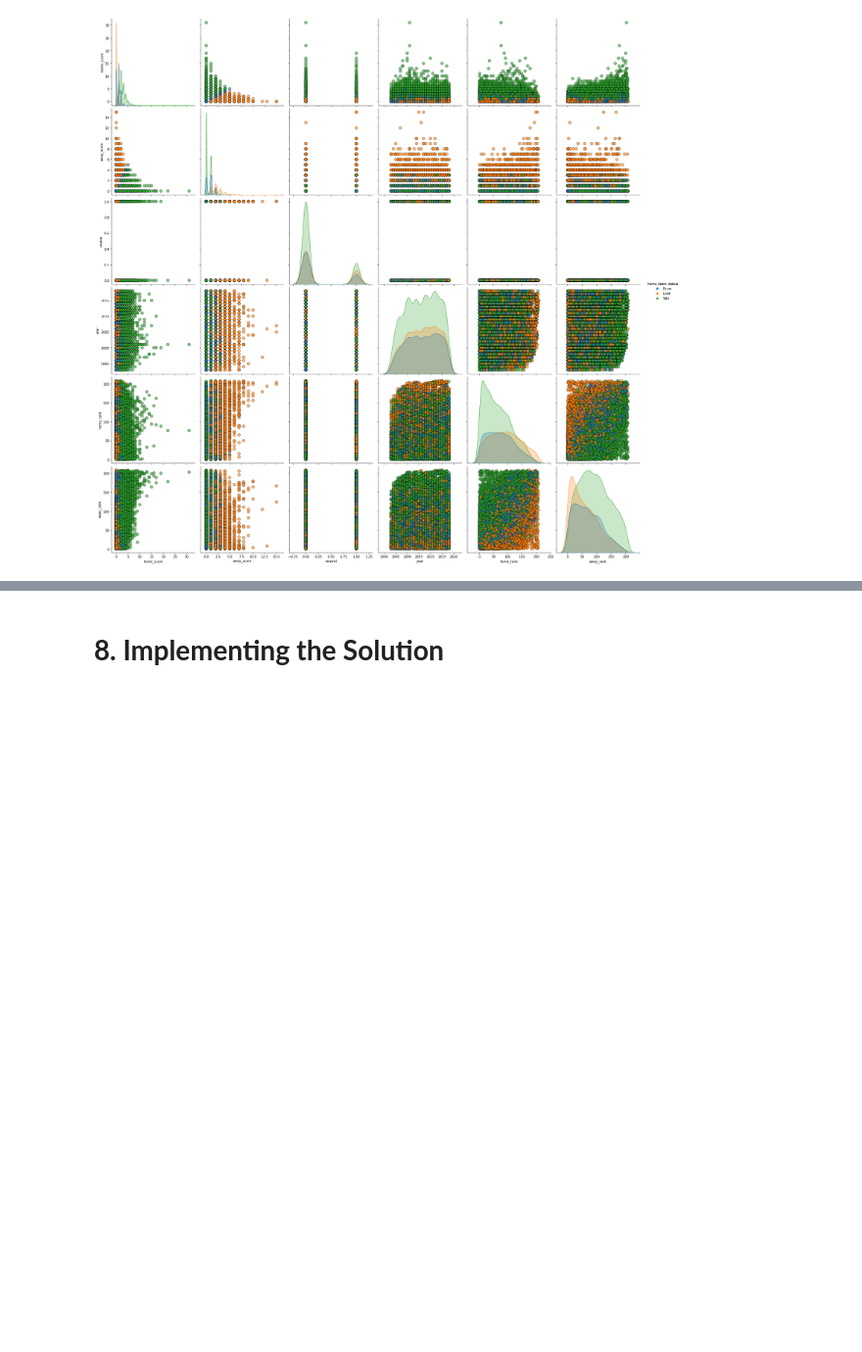
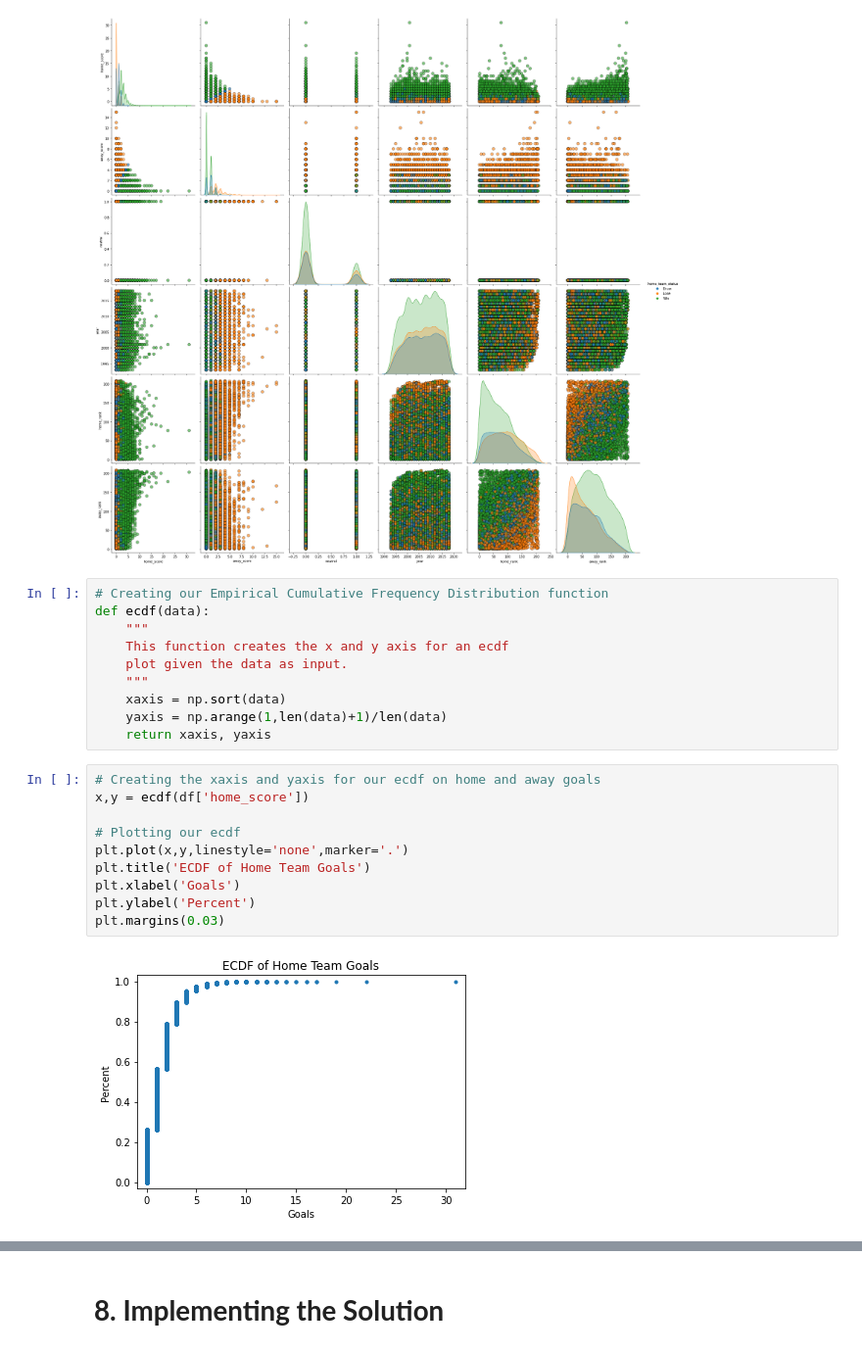
Before and after one commit to Obreintelly/Mchezo_Pesa_Football_Prediction_Analysis, a Jupyter notebook: Mchezo_Pesa_Football_Results_Prediction.ipynb, the cells around one changed output, grey strips where cells are left out. Shown at 98% size. Cells and saved outputs as stored; diff of their text form; blank space fills up the shorter version.

```diff
--- a/Mchezo_Pesa_Football_Results_Prediction.ipynb
+++ b/Mchezo_Pesa_Football_Results_Prediction.ipynb
@@ -734,3 +734,25 @@ sns.pairplot(df, hue='home_team_status', diag_kind='kde',plot_kws = {'alpha': 0.
 # %% [output]
 <seaborn.axisgrid.PairGrid at 0x...>
 [figure]
+# %%
+# Creating our Empirical Cumulative Frequency Distribution function
+def ecdf(data):
+    """
+    This function creates the x and y axis for an ecdf
+    plot given the data as input.
+    """
+    xaxis = np.sort(data)
+    yaxis = np.arange(1,len(data)+1)/len(data)
+    return xaxis, yaxis
+# %%
+# Creating the xaxis and yaxis for our ecdf on home and away goals
+x,y = ecdf(df['home_score'])
+
+# Plotting our ecdf
+plt.plot(x,y,linestyle='none',marker='.')
+plt.title('ECDF of Home Team Goals')
+plt.xlabel('Goals')
+plt.ylabel('Percent')
+plt.margins(0.03)
+# %% [output]
+[figure, added]
```
Also changed, not shown: parts of 2 cells of this notebook.
